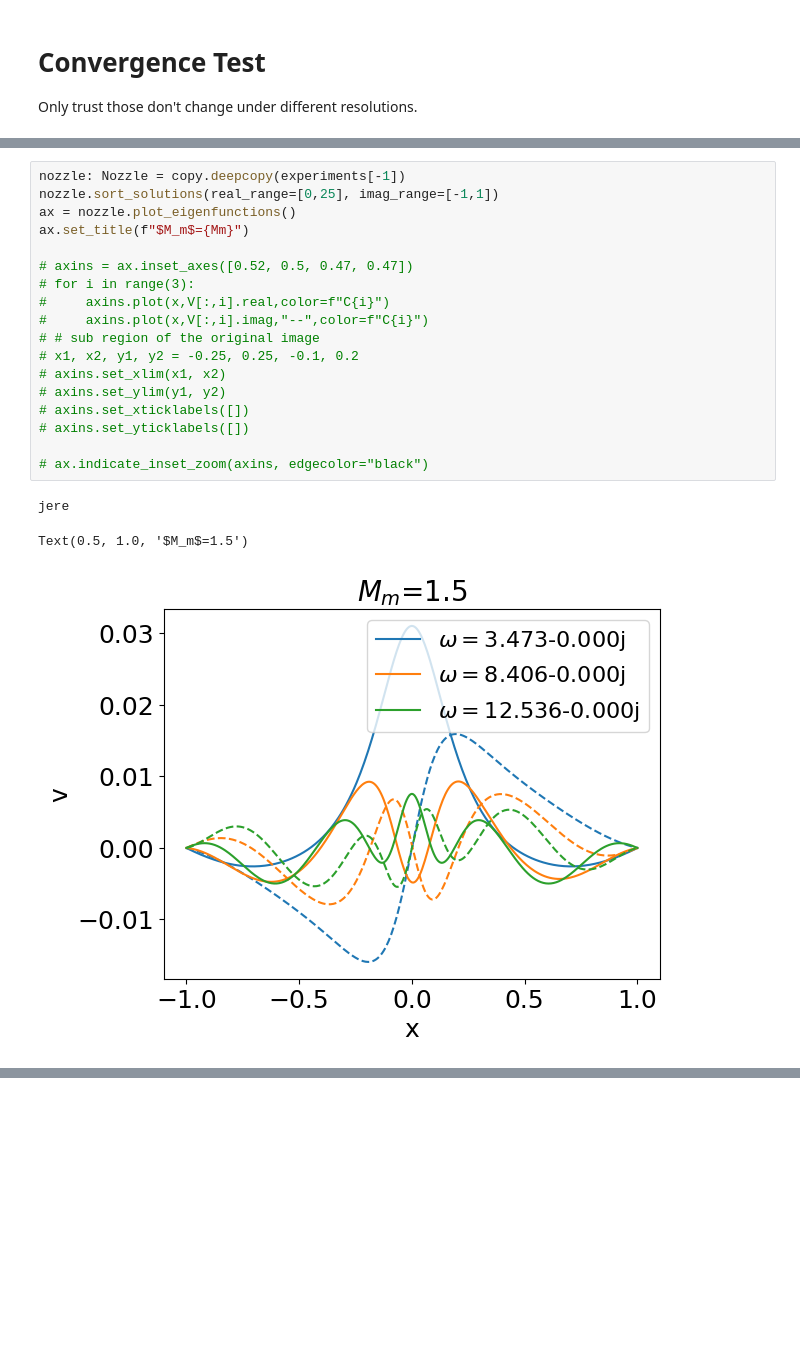
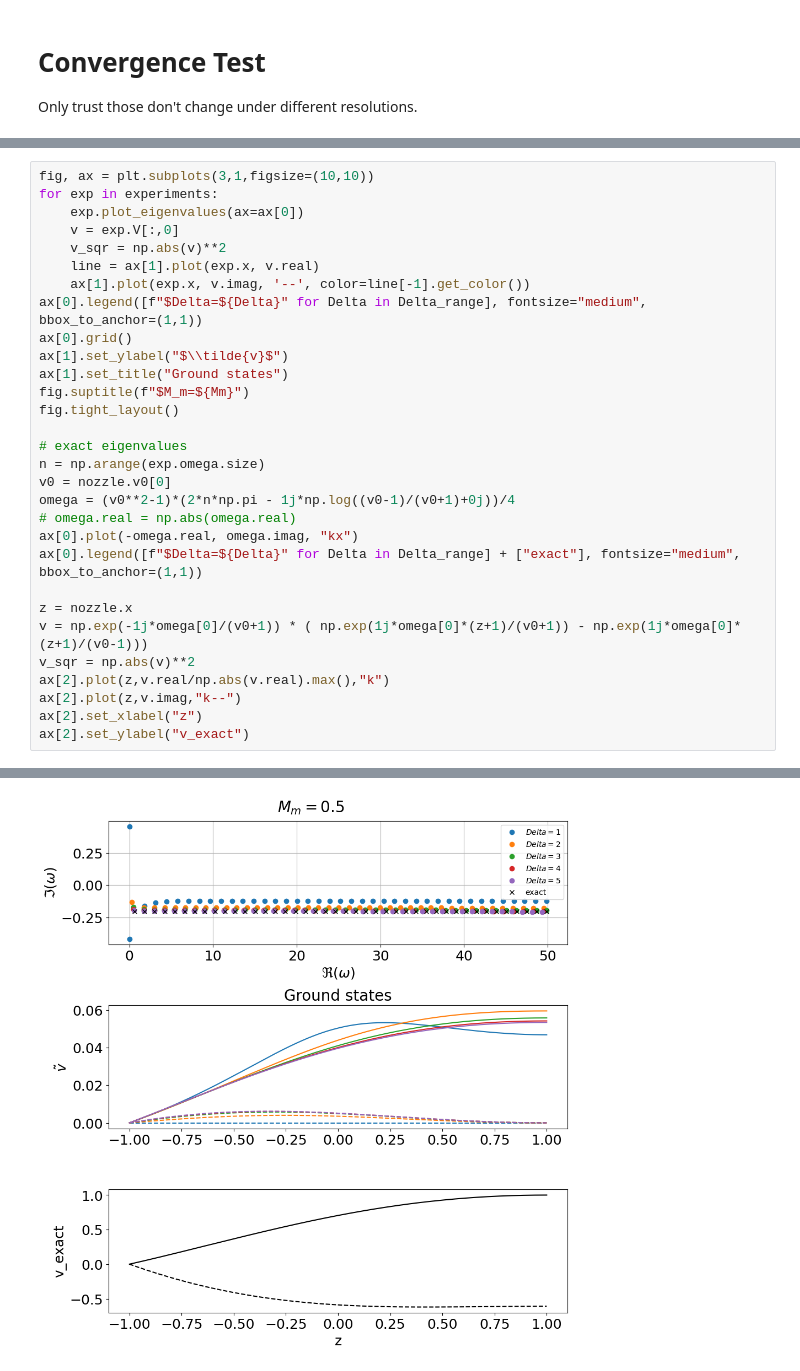
Before and after one commit to HuntFeng/magnetic-nozzle-spectral-instability, a Jupyter notebook: convergence_test.ipynb, the cells around one changed output, grey strips where cells are left out. Cells and saved outputs as stored; diff of their text form; blank space fills up the shorter version.

```diff
--- a/convergence_test.ipynb
+++ b/convergence_test.ipynb
@@ -46,22 +53,31 @@ ax.grid()
-# %%
-nozzle: Nozzle = copy.deepcopy(experiments[-1])
-nozzle.sort_solutions(real_range=[0,25], imag_range=[-1,1])
-ax = nozzle.plot_eigenfunctions()
-ax.set_title(f"$M_m$={Mm}")
-
-# axins = ax.inset_axes([0.52, 0.5, 0.47, 0.47])
-# for i in range(3):
-#     axins.plot(x,V[:,i].real,color=f"C{i}")
-#     axins.plot(x,V[:,i].imag,"--",color=f"C{i}")
-# # sub region of the original image
-# x1, x2, y1, y2 = -0.25, 0.25, -0.1, 0.2
-# axins.set_xlim(x1, x2)
-# axins.set_ylim(y1, y2)
-# axins.set_xticklabels([])
-# axins.set_yticklabels([])
-
-# ax.indicate_inset_zoom(axins, edgecolor="black")
-# %% [output]
-jere
-Text(0.5, 1.0, '$M_m$=1.5')
-[figure, removed]
+# %%
+fig, ax = plt.subplots(3,1,figsize=(10,10))
+for exp in experiments:
+    exp.plot_eigenvalues(ax=ax[0])
+    v = exp.V[:,0]
+    v_sqr = np.abs(v)**2
+    line = ax[1].plot(exp.x, v.real)
+    ax[1].plot(exp.x, v.imag, '--', color=line[-1].get_color())
+ax[0].legend([f"$Delta=${Delta}" for Delta in Delta_range], fontsize="medium", bbox_to_anchor=(1,1))
+ax[0].grid()
+ax[1].set_ylabel("$\\tilde{v}$")
+ax[1].set_title("Ground states")
+fig.suptitle(f"$M_m=${Mm}")
+fig.tight_layout()
+
+# exact eigenvalues
+n = np.arange(exp.omega.size)
+v0 = nozzle.v0[0]
+omega = (v0**2-1)*(2*n*np.pi - 1j*np.log((v0-1)/(v0+1)+0j))/4
+# omega.real = np.abs(omega.real)
+ax[0].plot(-omega.real, omega.imag, "kx")
+ax[0].legend([f"$Delta=${Delta}" for Delta in Delta_range] + ["exact"], fontsize="medium", bbox_to_anchor=(1,1))
+
+z = nozzle.x
+v = np.exp(-1j*omega[0]/(v0+1)) * ( np.exp(1j*omega[0]*(z+1)/(v0+1)) - np.exp(1j*omega[0]*(z+1)/(v0-1)))
+v_sqr = np.abs(v)**2
+ax[2].plot(z,v.real/np.abs(v.real).max(),"k")
+ax[2].plot(z,v.imag,"k--")
+ax[2].set_xlabel("z")
+ax[2].set_ylabel("v_exact")
+# %% [output]
@@ -67,0 +85 @@ Text(0.5, 1.0, '$M_m$=1.5')
+[figure, added]
```
Also changed, not shown: parts of 8 cells of this notebook, 26 other files.
